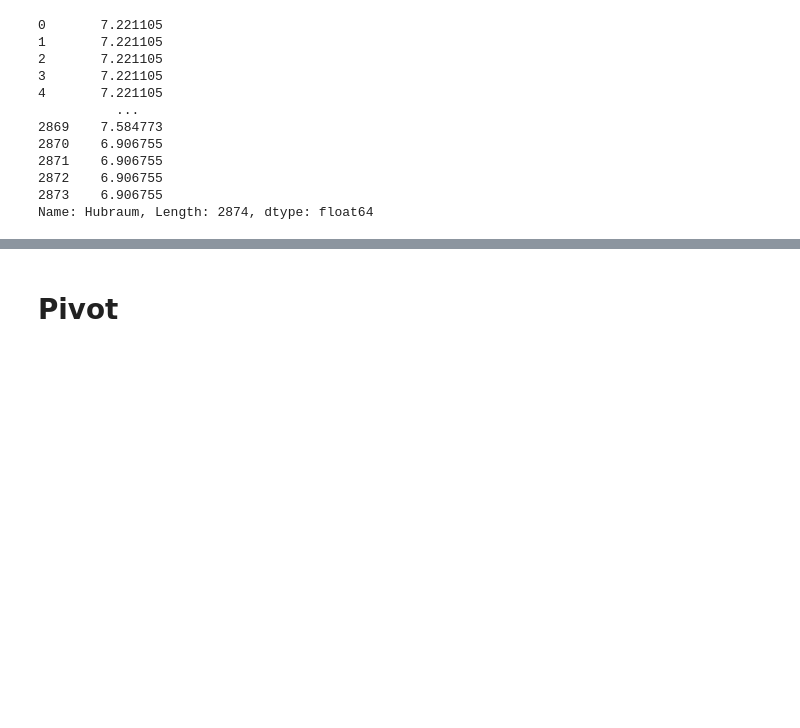
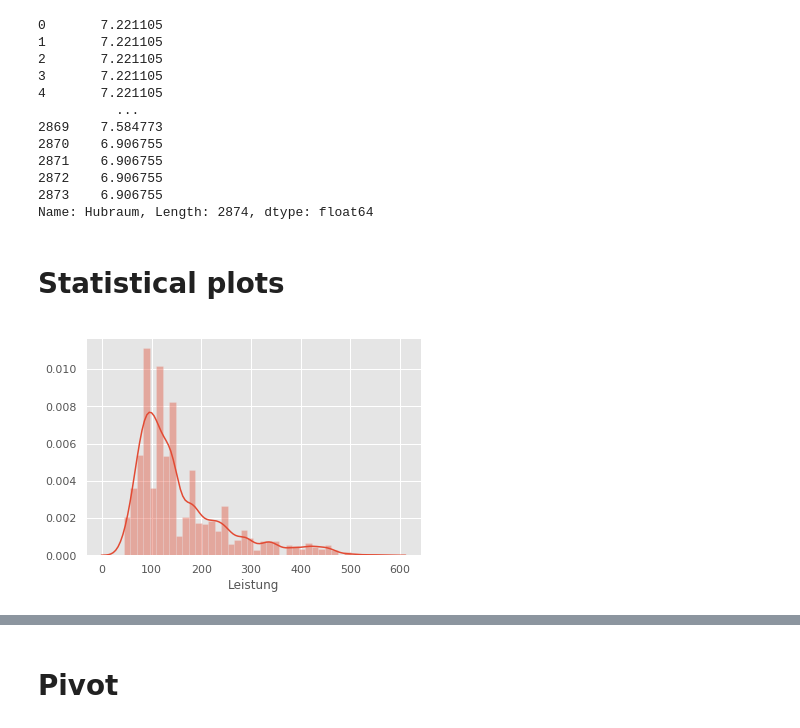
Before and after one commit to bakasable/ex_ipynb, a Jupyter notebook: extern/ADAC/ADAC EU6D DB.ipynb, the cells around one changed output, grey strips where cells are left out. Drawn from its saved outputs; the diff is of its cells as text; code cells hidden in the pictures; blank space fills up the shorter version.

```diff
--- a/extern/ADAC/ADAC EU6D DB.ipynb
+++ b/extern/ADAC/ADAC EU6D DB.ipynb
@@ -398,3 +489,10 @@ df.Hubraum.apply(lambda x : log(x))
 2872    6.906755
 2873    6.906755
 Name: Hubraum, Length: 2874, dtype: float64
+# %% [markdown]
+# Statistical plots
+# %%
+with plt.style.context('ggplot'):
+    sns.distplot(df.Leistung)
+# %% [output]
+[figure, added]
```
Also changed, not shown: parts of 38 cells of this notebook.
